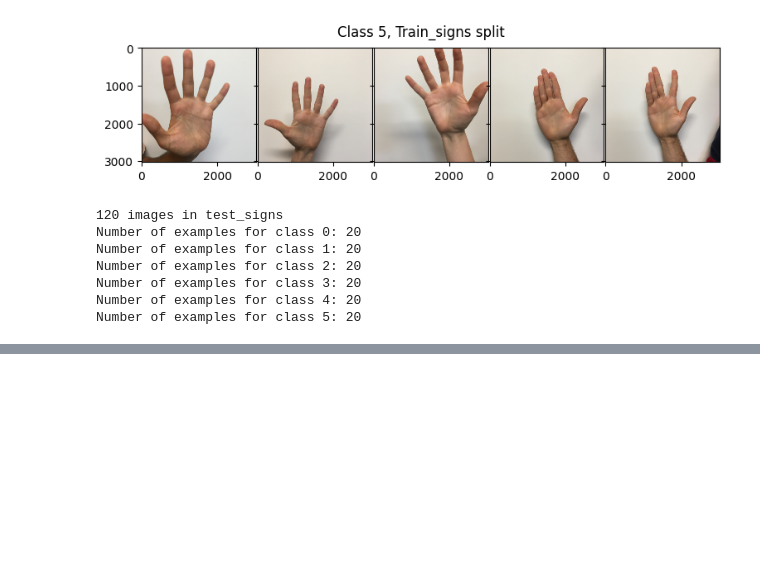
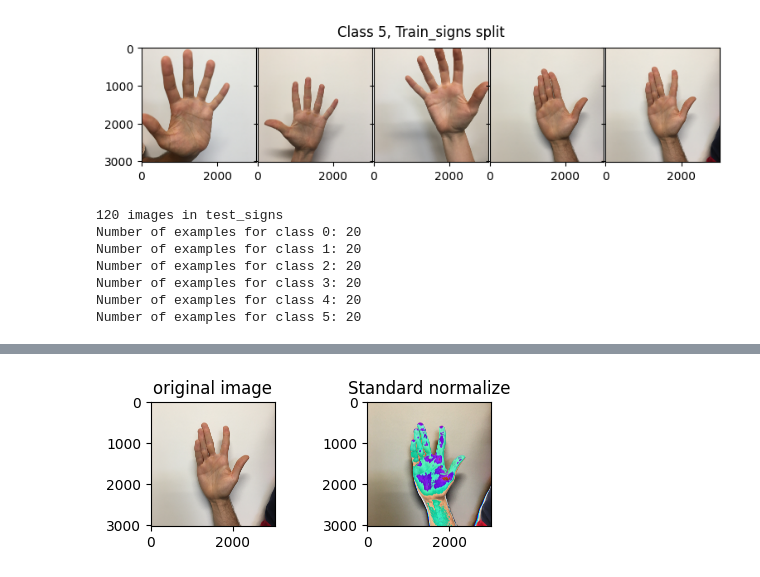
Before and after one commit to novokhatskyi/Deep_learning, a Jupyter notebook: topic 5_6/lecture_5.ipynb, the cells around one changed output, grey strips where cells are left out. Drawn from its saved outputs; the diff is of its cells as text; code cells hidden in the pictures; blank space fills up the shorter version.

```diff
--- a/topic 5_6/lecture_5.ipynb
+++ b/topic 5_6/lecture_5.ipynb
@@ -103,0 +147,12 @@ Number of examples for class 5: 20
+# %%
+"""Normalize
+Нормалізація може стати ефективним способом прискорення обчислень у моделі,
+заснованій на архітектурі нейронної мережі, і швидше навчатися. Є два кроки для нормалізації зображень:
+- віднімаємо середнє значення каналу з кожного вхідного каналу,
+- ділимо його на стандартне відхилення каналу."""
+
+normalized_img = T.Normalize(mean=(0.5, 0.5, 0.5), std=(0.5, 0.5, 0.5))(T.ToTensor()(orig_img))
+normalized_img = [T.ToPILImage()(normalized_img)]
+plot_examples(normalized_img, ["Standard normalize"])
+# %% [output]
+[figure, added]
```
Also changed, not shown: parts of 19 cells of this notebook.
